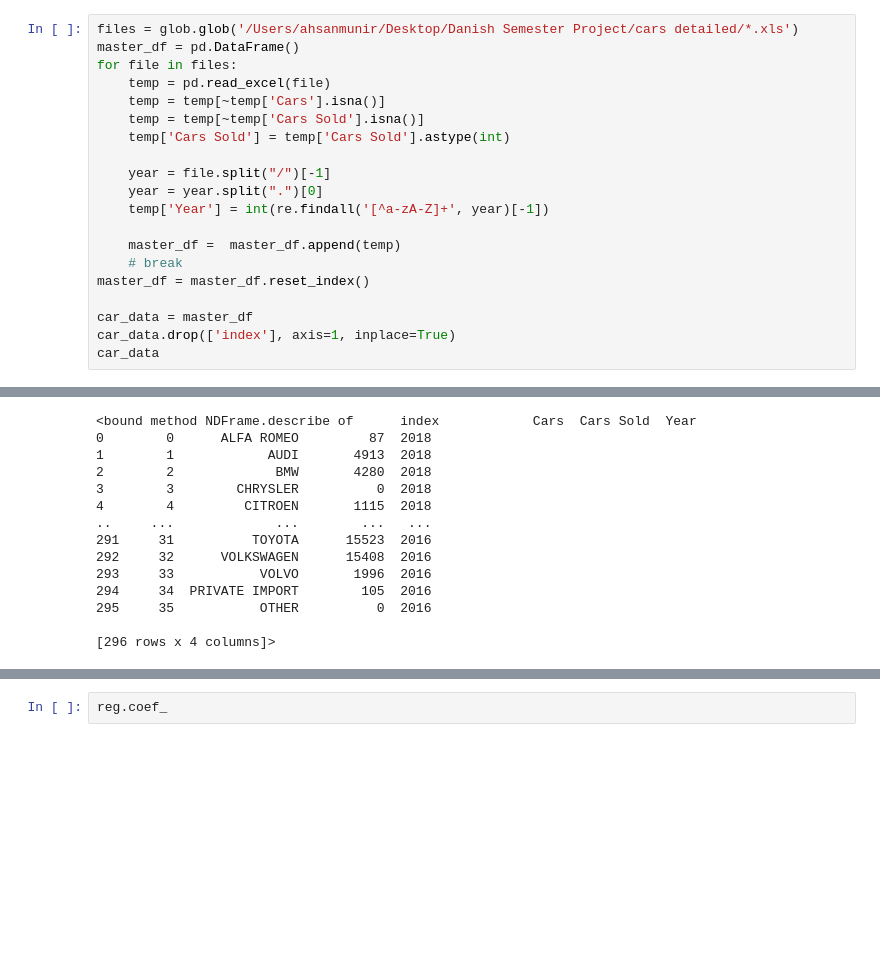
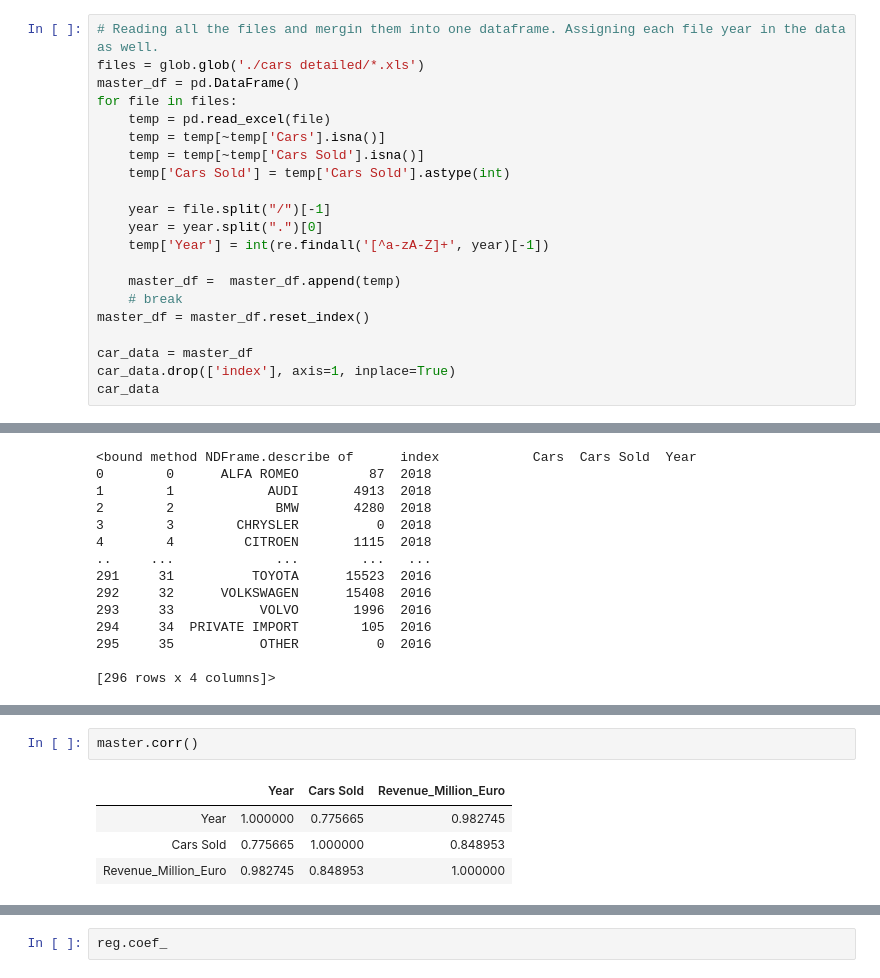
Before and after one commit to waseemmm737/crisp-dm-project, a Jupyter notebook: master_analysis.ipynb, the cells around one changed output, grey strips where cells are left out. Cells and saved outputs as stored; diff of their text form; blank space fills up the shorter version.

Commit message:
master analysis
restructuring and further analysis by merging and cleaning of data from multiple sources both manually and programatically.

```diff
--- a/vehicle_data.ipynb
+++ b/master_analysis.ipynb
@@ -15,7 +15,8 @@ from sklearn.model_selection import train_test_split
 from sklearn.linear_model import LinearRegression
 warnings.filterwarnings("ignore")
 # %%
-files = glob.glob('/Users/ahsanmunir/Desktop/Danish Semester Project/cars detailed/*.xls')
+# Reading all the files and mergin them into one dataframe. Assigning each file year in the data as well.
+files = glob.glob('./cars detailed/*.xls')
 master_df = pd.DataFrame()
 for file in files:
     temp = pd.read_excel(file)
@@ -417,0 +401,7 @@ reg.score(X, y)
+# %%
+master.corr()
+# %% [output]
+|  | Year | Cars Sold | Revenue_Million_Euro |
+| Year | 1.000000 | 0.775665 | 0.982745 |
+| Cars Sold | 0.775665 | 1.000000 | 0.848953 |
+| Revenue_Million_Euro | 0.982745 | 0.848953 | 1.000000 |
```
Also changed, not shown: parts of 72 cells of this notebook, 9 other files.
